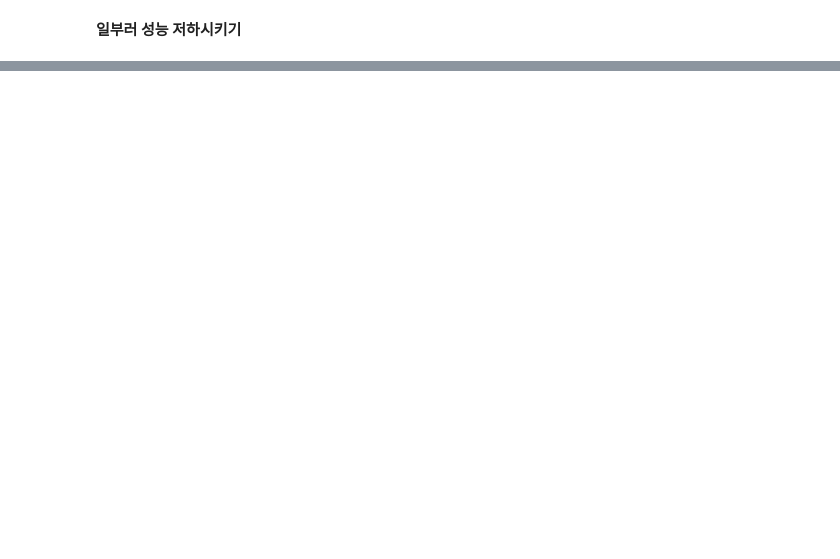
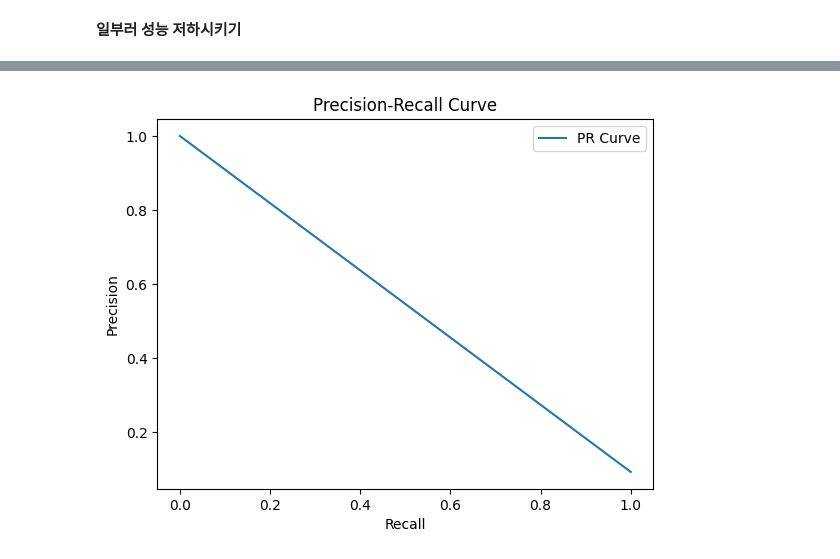
Before and after one commit to RedPanda54/Machine_Learning_study, a Jupyter notebook: ANN_심화.ipynb, the cells around one changed output, grey strips where cells are left out. Saved outputs shown, nothing was run; the diff lists cells and outputs as text; code cells hidden in the pictures; blank space fills up the shorter version.

Commit message:
initialaztion, Batch normalization, regularity, drop-out, AUC 및 ROC, PR curve

```diff
--- a/ANN_심화.ipynb
+++ b/ANN_심화.ipynb
@@ -442,16 +466,0 @@ any_model.fit(X_train, y_train, batch_size=32, epochs = 1, validation_data = (X_
-# %%
-# 입력 데이터에 잡음 추가
-noise_factor = 5
-noisy_X_train = X_train + noise_factor * np.random.randn(*X_train.shape)
-noisy_X_val = X_val + noise_factor * np.random.randn(*X_val.shape)
-
-any_model = tf.keras.models.Sequential()
-any_model.add(tf.keras.layers.Dense(units = 6, activation = 'relu'))
-any_model.add(tf.keras.layers.Dense(units = 6, activation = 'relu'))
-any_model.add(tf.keras.layers.Dense(units = 1, activation = 'sigmoid'))
-
-# 모델 컴파일
-any.compile(optimizer='adam', loss='categorical_crossentropy', metrics=['accuracy'])
-
-# 잡음이 추가된 데이터로 모델 학습
-history = any.fit(noisy_X_train, y_train, batch_size=32, epochs=10, validation_data=(noisy_X_val, y_val))
@@ -483,0 +467,6 @@ any.evaluate(X_test, y_test)
+# %%
+# 모델 컴파일
+any_model.compile(optimizer='adam', loss='categorical_crossentropy', metrics=['accuracy'])
+
+# 잡음이 추가된 데이터로 모델 학습
+history = any_model.fit(noisy_X_train, y_train, batch_size=32, epochs=10)
@@ -483,0 +494,5 @@ any.evaluate(X_test, y_test)
+# %%
+# any_model의 예측값
+y_pred = any_model.predict(X_test)
+y_pred = (y_pred>0.5)
+y_pred
@@ -483,0 +556,15 @@ any.evaluate(X_test, y_test)
+# %%
+from sklearn.metrics import precision_recall_curve
+
+# Precision, Recall, Threshold 값
+precision, recall, thresholds = precision_recall_curve(y_test, y_pred)
+
+# PR curve
+plt.plot(recall, precision, label='PR Curve')
+plt.xlabel('Recall')
+plt.ylabel('Precision')
+plt.title('Precision-Recall Curve')
+plt.legend()
+plt.show()
+# %% [output]
+[figure, added]
```
Also changed, not shown: parts of 35 cells of this notebook.
